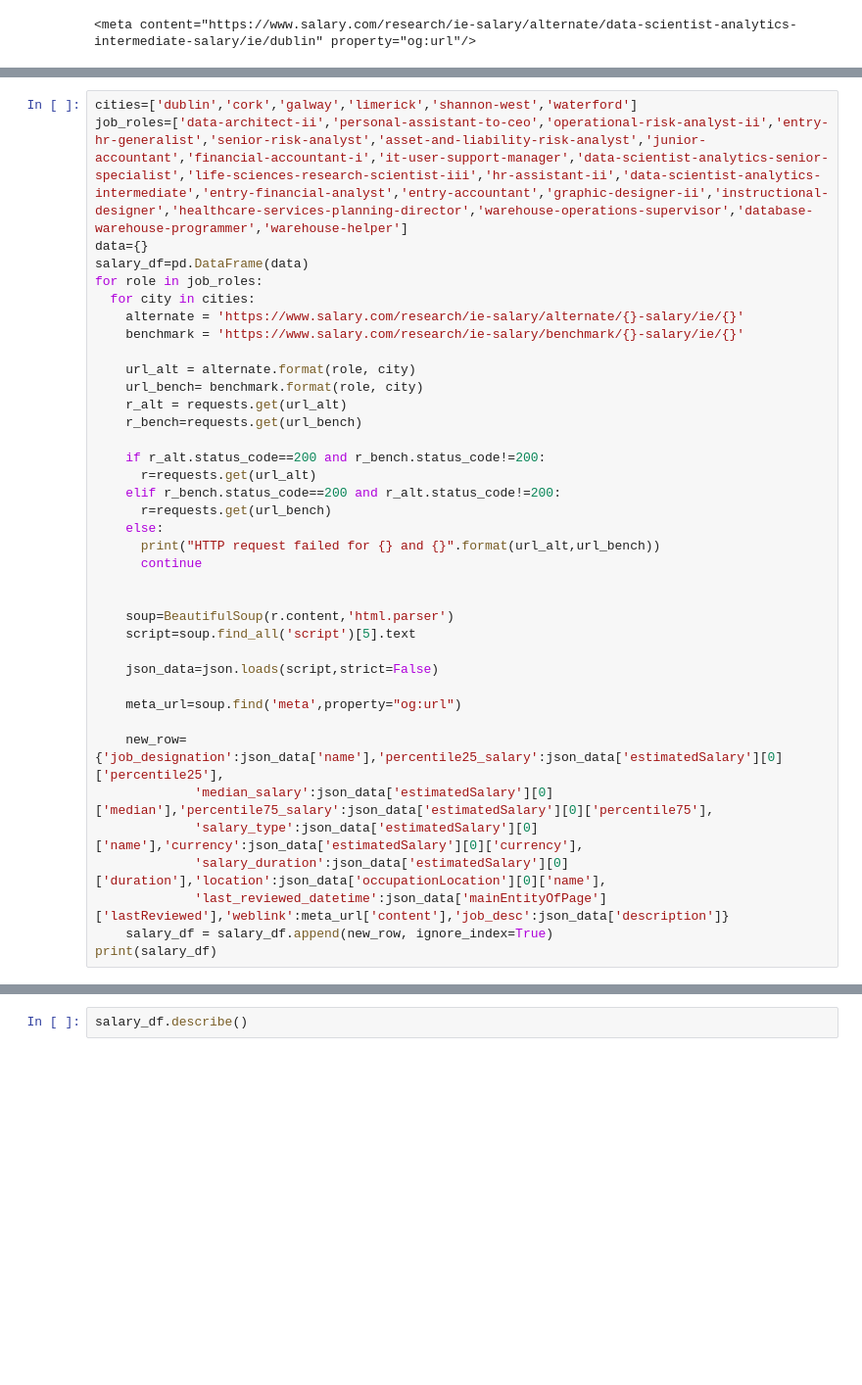
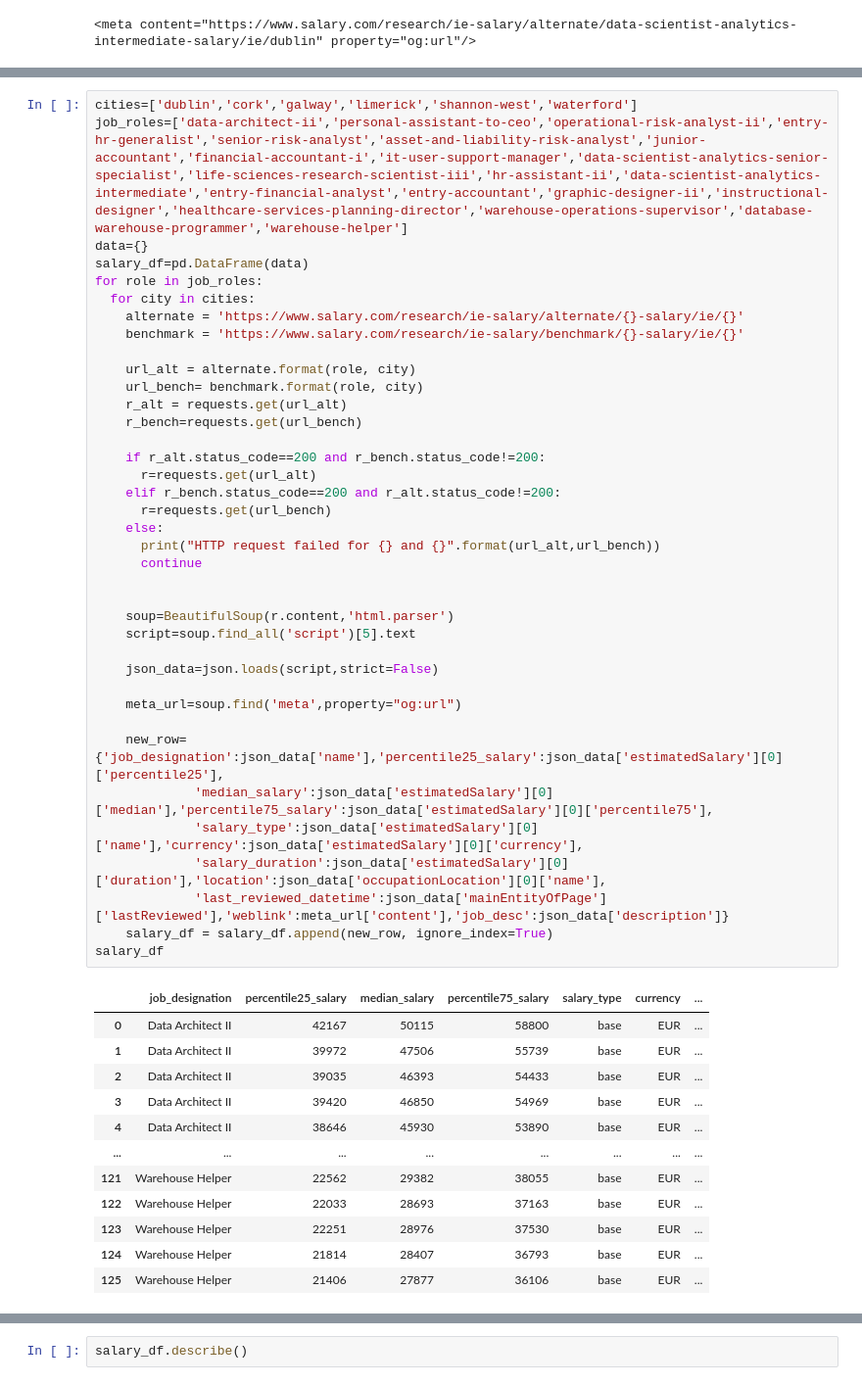
Before and after one commit to abrahamjenie/Programming-for-Data-Analysis-CA1-Web-Scraping, a Jupyter notebook: SalaryData_WebScraping.ipynb, the cells around one changed output, grey strips where cells are left out. Shown at 98% size. Saved outputs shown, nothing was run; the diff lists cells and outputs as text; blank space fills up the shorter version.

```diff
--- a/SalaryData_WebScraping.ipynb
+++ b/SalaryData_WebScraping.ipynb
@@ -78,31 +92,43 @@ for role in job_roles:
     benchmark = 'https://www.salary.com/research/ie-salary/benchmark/{}-salary/ie/{}'
 
     url_alt = alternate.format(role, city)
     url_bench= benchmark.format(role, city)
     r_alt = requests.get(url_alt)
     r_bench=requests.get(url_bench)
 
     if r_alt.status_code==200 and r_bench.status_code!=200:
       r=requests.get(url_alt)
     elif r_bench.status_code==200 and r_alt.status_code!=200:
       r=requests.get(url_bench)
     else:
       print("HTTP request failed for {} and {}".format(url_alt,url_bench))
       continue
 
 
     soup=BeautifulSoup(r.content,'html.parser')
     script=soup.find_all('script')[5].text
 
     json_data=json.loads(script,strict=False)
 
     meta_url=soup.find('meta',property="og:url")
 
     new_row={'job_designation':json_data['name'],'percentile25_salary':json_data['estimatedSalary'][0]['percentile25'],
              'median_salary':json_data['estimatedSalary'][0]['median'],'percentile75_salary':json_data['estimatedSalary'][0]['percentile75'],
              'salary_type':json_data['estimatedSalary'][0]['name'],'currency':json_data['estimatedSalary'][0]['currency'],
              'salary_duration':json_data['estimatedSalary'][0]['duration'],'location':json_data['occupationLocation'][0]['name'],
              'last_reviewed_datetime':json_data['mainEntityOfPage']['lastReviewed'],'weblink':meta_url['content'],'job_desc':json_data['description']}
     salary_df = salary_df.append(new_row, ignore_index=True)
-print(salary_df)
+salary_df
 # %% [output]
+|  | job_designation | percentile25_salary | median_salary | percentile75_salary | salary_type | currency | ... |
+| 0 | Data Architect II | 42167 | 50115 | 58800 | base | EUR | ... |
+| 1 | Data Architect II | 39972 | 47506 | 55739 | base | EUR | ... |
+| 2 | Data Architect II | 39035 | 46393 | 54433 | base | EUR | ... |
+| 3 | Data Architect II | 39420 | 46850 | 54969 | base | EUR | ... |
+| 4 | Data Architect II | 38646 | 45930 | 53890 | base | EUR | ... |
+| ... | ... | ... | ... | ... | ... | ... | ... |
+| 121 | Warehouse Helper | 22562 | 29382 | 38055 | base | EUR | ... |
+| 122 | Warehouse Helper | 22033 | 28693 | 37163 | base | EUR | ... |
+| 123 | Warehouse Helper | 22251 | 28976 | 37530 | base | EUR | ... |
+| 124 | Warehouse Helper | 21814 | 28407 | 36793 | base | EUR | ... |
+| 125 | Warehouse Helper | 21406 | 27877 | 36106 | base | EUR | ... |
```
Also changed, not shown: parts of 32 cells of this notebook.
